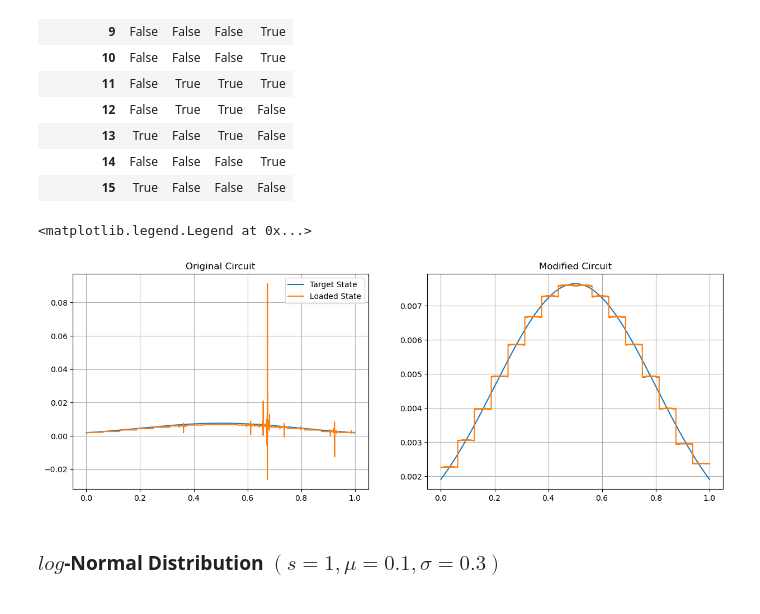
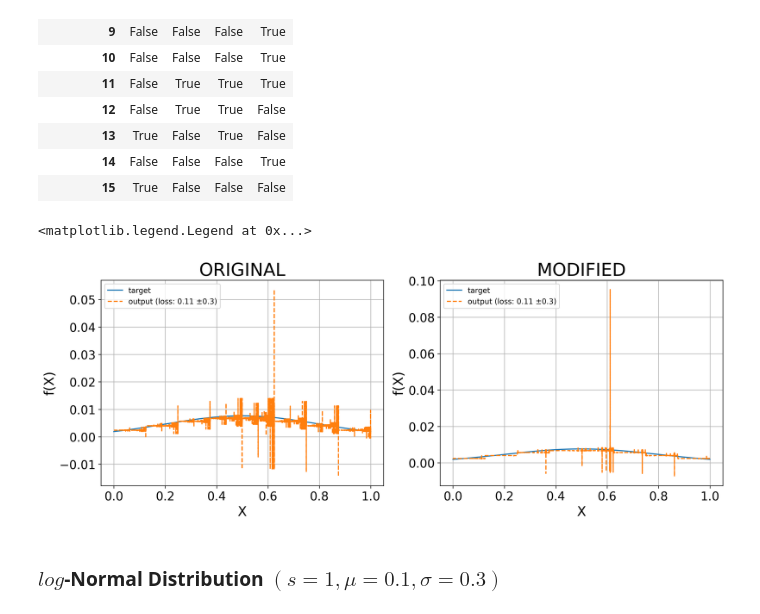
Before and after one commit to IsmaelCesar/sanches-modified, a Jupyter notebook: executing_simulations_distriibutions.ipynb, the cells around one changed output. Drawn from its saved outputs; the diff is of its cells as text; code cells hidden in the pictures.

Commit message:
updated images

```diff
--- a/executing_simulations_distriibutions.ipynb
+++ b/executing_simulations_distriibutions.ipynb
@@ -199,33 +199,42 @@ df_mean_original < df_mean_modified
 | 15 | True | False | False | False |
 # %%
 n_qubits = 15
-eps_value = 0.01
+eps_value = 0.05
 execution_range = 10
 
 sv_mean_original, sv_mean_modified = get_loaded_states(results_dir=results_dir, state_type=state_type, execution_range=execution_range, n_qubits=n_qubits, eps_value=eps_value)
 # %%
 target_state = get_state(num_qubits=n_qubits, state_type=state_type, state_params={"x_points": (0, 1), "loc": 0.5, "scale": 0.3})
 
 
 x_points = np.linspace(0, 1, 2**n_qubits)
 
-fig, axes = plt.subplots(1, 2)
+fig, axes = plt.subplots(1, 2, dpi=300)
 fig.set_figheight(5)
 fig.set_figwidth(15)
-axes[0].set_title("Original Circuit")
-axes[0].plot(x_points, target_state, label="Target State")
-axes[0].plot(x_points, sv_mean_original, label="Loaded State")
+title_fontsize = 24
+labels_fontsize= 18
+ticks_fontsize = 16
+axes[0].set_title("ORIGINAL", fontsize=title_fontsize)
+axes[0].plot(x_points, target_state, label="target")
+axes[0].plot(x_points, sv_mean_original, "--", label=f"output (loss: {round(df_mean_original.loc[n_qubits][eps_value], 2)} ±{round(df_stds_original.loc[n_qubits][eps_value], 2)})")
 axes[0].grid()
+axes[0].set_xlabel("X", fontsize=labels_fontsize)
+axes[0].set_ylabel("f(X)", fontsize=labels_fontsize)
+axes[0].tick_params(labelsize=ticks_fontsize)
 axes[0].legend(loc="best")
 
-axes[1].set_title("Modified Circuit")
-axes[1].plot(x_points, target_state, label="Target State")
-axes[1].plot(x_points, sv_mean_modified, label="Loaded State")
+axes[1].set_title("MODIFIED", fontsize=title_fontsize)
+axes[1].plot(x_points, target_state, label="target")
+axes[1].plot(x_points, sv_mean_modified, "--", label=f"output (loss: {round(df_mean_modified.loc[n_qubits][eps_value], 2)} ±{round(df_stds_modified.loc[n_qubits][eps_value], 2)})")
 axes[1].grid()
-axes[0].legend(loc="best")
+axes[1].set_xlabel("X", fontsize=labels_fontsize)
+axes[1].set_ylabel("f(X)", fontsize=labels_fontsize)
+axes[1].tick_params(labelsize=ticks_fontsize)
+axes[1].legend(loc="best")
 # %% [output]
 <matplotlib.legend.Legend at 0x...>
-[figure, old version]
+[figure, new version]
 # %% [markdown]
 ### $log$-Normal Distribution $(s= 1, \mu = 0.1, \sigma = 0.3)$
 # %%
```
Also changed, not shown: parts of 4 cells of this notebook, 1 other file.
